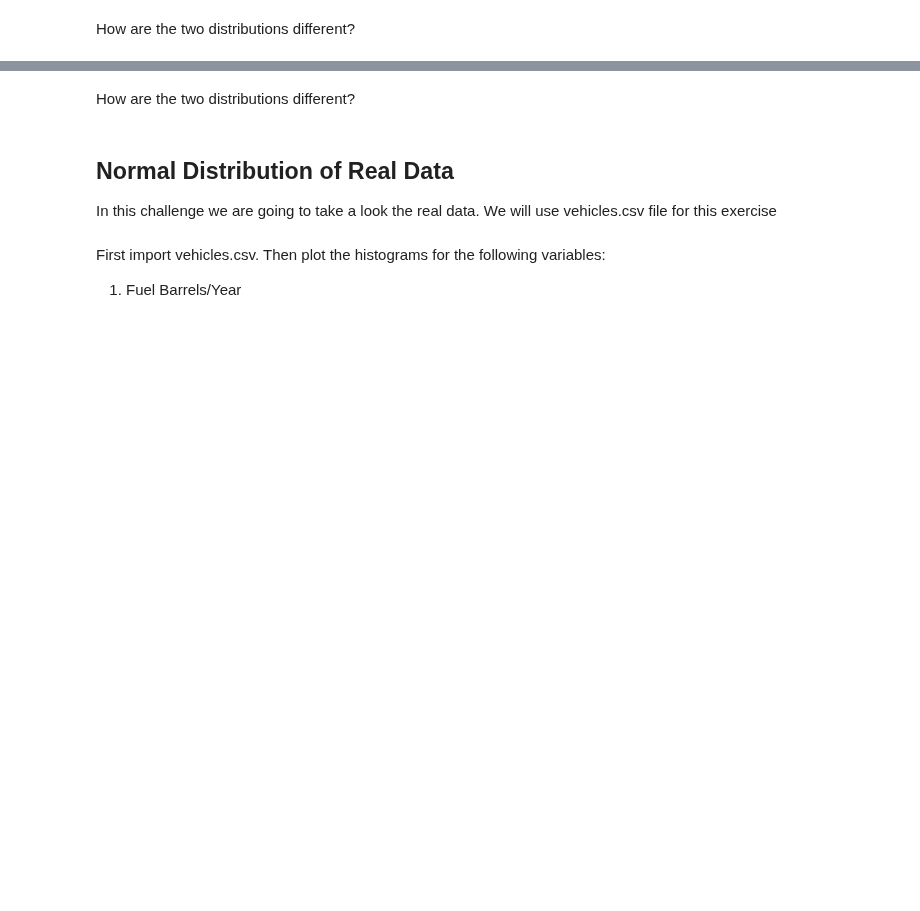
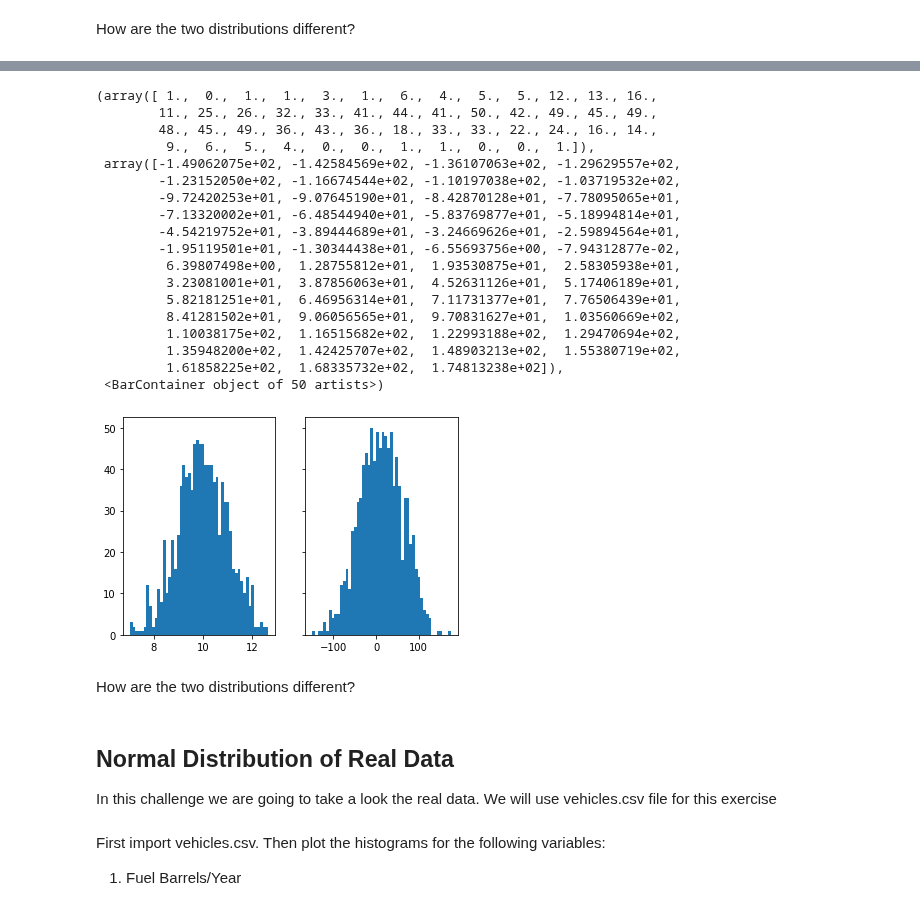
Before and after one commit to ta-data-lis/lab-probability-distributions, a Jupyter notebook: your-code/continuous.ipynb, the cells around one changed output, grey strips where cells are left out. Drawn from its saved outputs; the diff is of its cells as text; code cells hidden in the pictures; blank space fills up the shorter version.

```diff
--- a/your-code/continuous.ipynb
+++ b/your-code/continuous.ipynb
@@ -64,3 +106,37 @@ Expected output:
+# %%
+# your code here
+def generate_normal(mean, std):
+    normal = stats.norm(mean, std)
+    return normal.rvs(size=1000)
+
+n1 = generate_normal(10, 1)
+n2 = generate_normal(10, 50)
+
+
+# plotting
+fig, (ax1, ax2) = plt.subplots(1, 2, sharey = True)
+ax1.hist(n1, bins=50)
+ax2.hist(n2, bins=50)
+# %% [output]
+(array([ 1.,  0.,  1.,  1.,  3.,  1.,  6.,  4.,  5.,  5., 12., 13., 16.,
+        11., 25., 26., 32., 33., 41., 44., 41., 50., 42., 49., 45., 49.,
+        48., 45., 49., 36., 43., 36., 18., 33., 33., 22., 24., 16., 14.,
+         9.,  6.,  5.,  4.,  0.,  0.,  1.,  1.,  0.,  0.,  1.]),
+ array([-1.49062075e+02, -1.42584569e+02, -1.36107063e+02, -1.29629557e+02,
+        -1.23152050e+02, -1.16674544e+02, -1.10197038e+02, -1.03719532e+02,
+        -9.72420253e+01, -9.07645190e+01, -8.42870128e+01, -7.78095065e+01,
+        -7.13320002e+01, -6.48544940e+01, -5.83769877e+01, -5.18994814e+01,
+        -4.54219752e+01, -3.89444689e+01, -3.24669626e+01, -2.59894564e+01,
+        -1.95119501e+01, -1.30344438e+01, -6.55693756e+00, -7.94312877e-02,
+         6.39807498e+00,  1.28755812e+01,  1.93530875e+01,  2.58305938e+01,
+         3.23081001e+01,  3.87856063e+01,  4.52631126e+01,  5.17406189e+01,
+         5.82181251e+01,  6.46956314e+01,  7.11731377e+01,  7.76506439e+01,
+         8.41281502e+01,  9.06056565e+01,  9.70831627e+01,  1.03560669e+02,
+         1.10038175e+02,  1.16515682e+02,  1.22993188e+02,  1.29470694e+02,
+         1.35948200e+02,  1.42425707e+02,  1.48903213e+02,  1.55380719e+02,
+         1.61858225e+02,  1.68335732e+02,  1.74813238e+02]),
+ <BarContainer object of 50 artists>)
+[figure, added]
 # %% [markdown]
 How are the two distributions different?
 # %%
```
Also changed, not shown: parts of 20 cells of this notebook.
